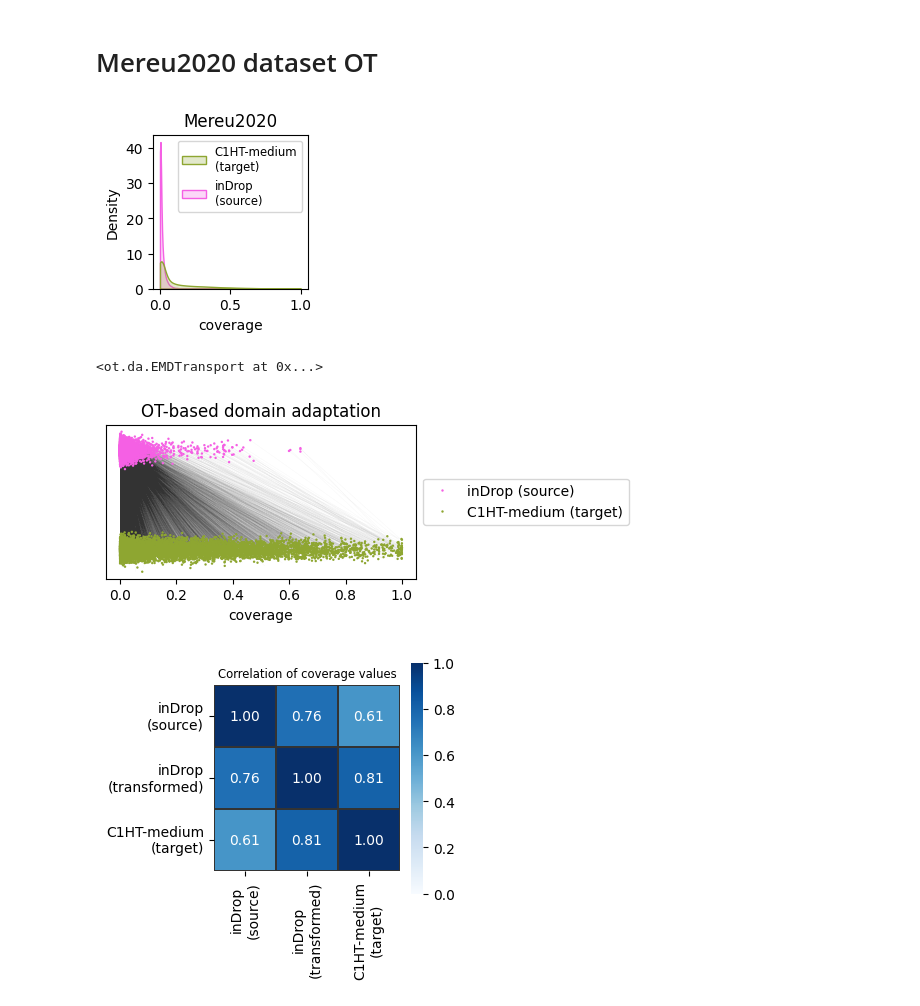
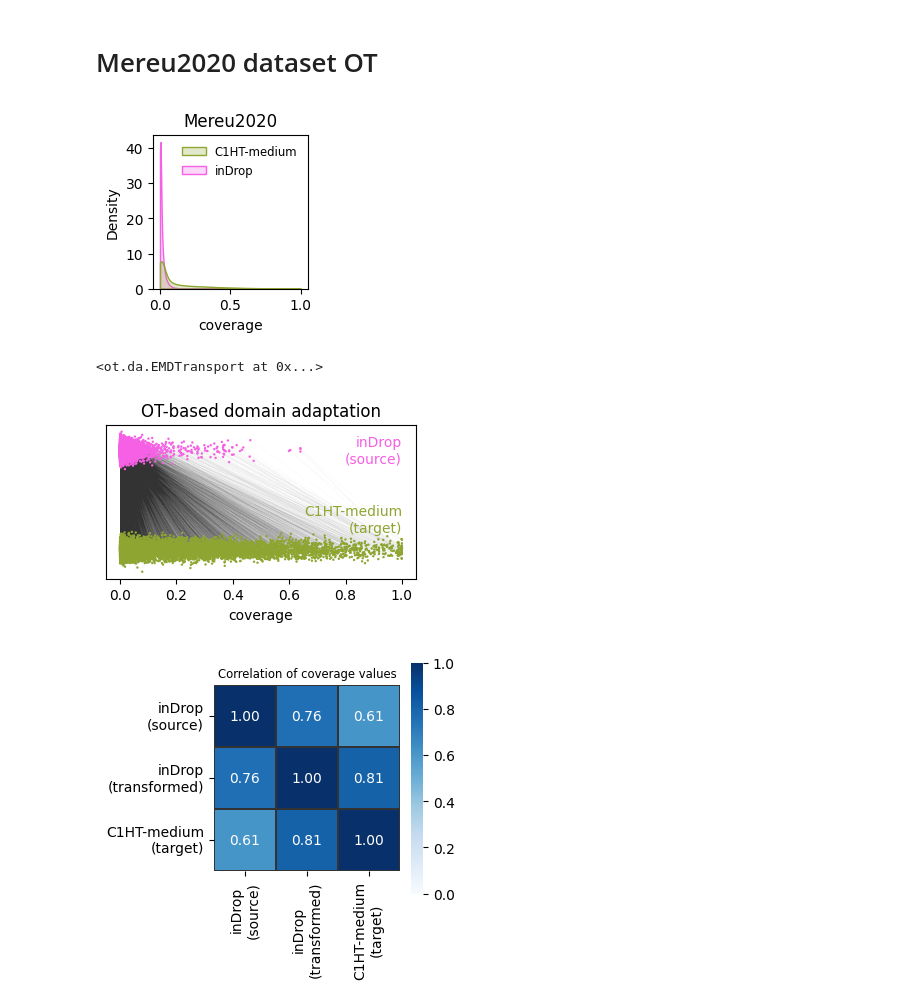
Before and after one commit to yo-aka-gene/grnet, a Jupyter notebook: docs/notebooks/ot_mereu2020.ipynb, the cells around one changed output. Drawn from its saved outputs; the diff is of its cells as text; code cells hidden in the pictures.

Commit message:
:recycle: lint and update figures

```diff
--- a/docs/notebooks/ot_mereu2020.ipynb
+++ b/docs/notebooks/ot_mereu2020.ipynb
@@ -25,7 +24,6 @@ from tools.preferences import kwarg_savefig
 from tools.preprocessing import get_quantiles, filter_pipeline
 from tools.go import top_degs, get_deg, go_plot
-# %%
-dsname = {
-    "c1htmedium": "C1HT-medium",
-    "indrop": "inDrop"
-}
+# %%
+dsname = {
+    k: dsname[k] for k in ["c1htmedium", "indrop"]
+}
@@ -33,9 +41,9 @@ dsname = {
 bin_datasets = [
     binarize(
         sc.read_h5ad(
-            f"/home/jovyan/data/{ds}.h5ad",
+            DATA_DIR / (ds + ".h5ad"),
             as_sparse=["X"]
         ),
-        normalizer=lambda X: logtransform(rpm(X), base=2)
+        normalizer=lambda X: logtransform(rpm(X))
     ).var.coverage for ds in dsname
 ]
@@ -58,23 +54,23 @@ sns.kdeplot(
     bin_datasets[0],
     cut=0, bw_method="silverman",
     color=sns.color_palette("husl", 15)[4],
-    fill=True, label=list(dsname.values())[0] + "\n(target)",
+    fill=True, label=list(dsname.values())[0],
     zorder=2
 )
 sns.kdeplot(
     bin_datasets[1],
     cut=0, bw_method="silverman",
     color=sns.color_palette("husl", 15)[13],
-    fill=True, label=list(dsname.values())[1] + "\n(source)"
+    fill=True, label=list(dsname.values())[1]
 )
 
 ax.set(title="Mereu2020")
 
-ax.legend(fontsize="small")
+ax.legend(fontsize="small", frameon=False)
 
-fig.savefig(f"{conf.export}/kde.png", **kwarg_savefig)
+fig.savefig(f"{conf.export}/kde.pdf", **kwarg_savefig)
 # %% [output]
-[figure, old version]
+[figure, new version]
 # %%
 np.random.seed(0)
 unique = [v for v in bin_datasets[1].index if v in bin_datasets[0].index]
@@ -98,38 +94,56 @@ fig, ax = plt.subplots(figsize=(4, 2))
 np.random.seed(0)
 
 jitter = np.random.randn(source.size + target.size) / 20
 
 sns.scatterplot(
     data=pd.DataFrame({
         "coverage": np.concatenate([source, target]),
-        "cluster_id": [f"{list(dsname.values())[1]} (source)"] * source.size + [f"{list(dsname.values())[0]} (target)"] * target.size,
-        "level": np.array([1] * source.size + [0] * target.size) + jitter,
+        "cluster_id": [
+            f"{list(dsname.values())[1]} (source)"
+        ] * source.size + [
+            f"{list(dsname.values())[0]} (target)"
+        ] * target.size,
+        "level": np.array(
+            [1] * source.size + [0] * target.size
+        ) + jitter,
     }),
     x="coverage", y="level", hue="cluster_id", s=3,
     palette = [
         sns.color_palette("husl", 15)[13],
         sns.color_palette("husl", 15)[4]
     ], linewidth=0
 
 )
 
 for xs, xtr, js, jtr in zip(source, transformed, jitter[:source.size], jitter[source.size:]):
     ax.plot(*np.array([
         [xs, xtr],
         [1 + js, 0 + jtr]
     ]), c=".2", linewidth=.01, alpha=1, zorder=-1)
 
-ax.legend(loc="center left", bbox_to_anchor=(1, .5))
+ax.text(
+    1, 1, list(dsname.values())[1] + "\n(source)",
+    ha="right", va="center",
+    c=sns.color_palette("husl", 15)[13]
+)
+
+ax.text(
+    1, .3, list(dsname.values())[0] + "\n(target)",
+    ha="right", va="center",
+    c=sns.color_palette("husl", 15)[4]
+)
+
+ax.legend().remove()
 
 ax.set(ylabel="")
 ax.set_title("OT-based domain adaptation")
 ax.tick_params(
     axis='both', which='both',
     left=False, labelleft=False
 )
-fig.savefig(f"{conf.export}/ot.png", **kwarg_savefig)
+fig.savefig(f"{conf.export}/ot.pdf", **kwarg_savefig)
 # %% [output]
-[figure, old version]
+[figure, new version]
 # %%
 fig, ax = plt.subplots(figsize=(3, 3))
 
```
Also changed, not shown: parts of 22 cells of this notebook, 3 other files.
